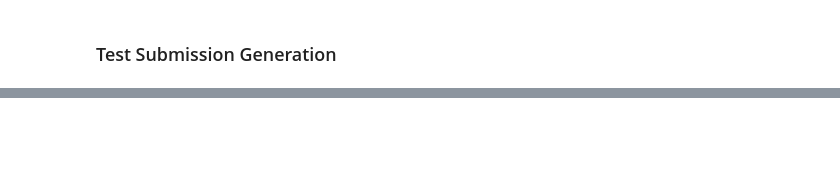
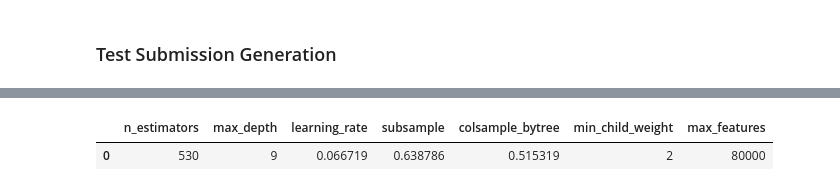
Before and after one commit to ryan-tzw/ml-project, a Jupyter notebook: notebooks/final_submission.ipynb, the cells around one changed output, grey strips where cells are left out. Cells and saved outputs as stored; diff of their text form; code cells hidden in the pictures; blank space fills up the shorter version.

Commit message:
Task 3 XGBoost

```diff
--- a/notebooks/final_submission.ipynb
+++ b/notebooks/final_submission.ipynb
@@ -1617,0 +1624,16 @@ if RUN_RANDOM_FOREST_SUBMISSION_GENERATION:
+# %%
+import optuna
+import xgboost as xgb
+
+# XGBoost/Optuna File Paths
+XGB_OPTUNA_DIR = PROJECT_ROOT / "outputs" / "task3"
+XGB_OPTUNA_RESULTS_PATH = XGB_OPTUNA_DIR / "xgboost_optuna_best.csv"
+XGB_OPTUNA_SUBMISSION_PATH = SUBMISSIONS_DIR / "task3_xgboost_optuna_final.csv"
+
+# Study Settings
+N_TRIALS = 20
+SAMPLE_FRAC = 0.5  # Fraction of data to use for search to save time
+
+# Run Controls
+RECOMPUTE_OPTUNA_SEARCH = False
+RUN_OPTUNA_SUBMISSION_GENERATION = False
@@ -1617,0 +1642,64 @@ if RUN_RANDOM_FOREST_SUBMISSION_GENERATION:
+# %%
+def objective(trial, X, y):
+    """The function Optuna tries to maximize."""
+    # Define the search space
+    params = {
+        "n_estimators": trial.suggest_int("n_estimators", 400, 1000),
+        "max_depth": trial.suggest_int("max_depth", 6, 12),
+        "learning_rate": trial.suggest_float("learning_rate", 0.01, 0.1, log=True),
+        "subsample": trial.suggest_float("subsample", 0.6, 0.9),
+        "colsample_bytree": trial.suggest_float("colsample_bytree", 0.3, 0.7),
+        "min_child_weight": trial.suggest_int("min_child_weight", 1, 10),
+        "objective": "multi:softmax",
+        "tree_method": "hist",
+        "random_state": RANDOM_STATE,
+        "n_jobs": 1, # Leave fold-level parallelism to sklearn
+    }
+
+    max_features = trial.suggest_categorical("max_features", [80000, 120000, 150000])
+
+    # Vectorization
+    tfidf_config = {**TFIDF_DEFAULTS, "max_features": max_features, "sublinear_tf": True}
+    tfidf = TfidfVectorizer(**tfidf_config)
+    X_transformed = tfidf.fit_transform(X)
+
+    # 3-Fold Cross-Validation to evaluate the trial
+    clf = xgb.XGBClassifier(**params)
+    cv = StratifiedKFold(n_splits=3, shuffle=True, random_state=RANDOM_STATE)
+    scores = cross_val_score(clf, X_transformed, y, cv=cv, scoring="f1_macro", n_jobs=-1)
+
+    return scores.mean()
+
+def run_optuna_search(train_df):
+    """Runs the optimization study on a sampled portion of the data."""
+    print(f"Sampling {SAMPLE_FRAC:.0%} of the training set for Optuna...")
+    sampled_df = train_df.sample(frac=SAMPLE_FRAC, random_state=RANDOM_STATE)
+
+    X = sampled_df["cleaned_abstract"].values.astype(str)
+    # XGBoost requires consecutive labels starting at 0
+    from sklearn.preprocessing import LabelEncoder
+    le = LabelEncoder()
+    y = le.fit_transform(sampled_df["label_id"])
+
+    print(f"Starting Optuna Study ({N_TRIALS} trials)...")
+    study = optuna.create_study(direction="maximize")
+    study.optimize(lambda trial: objective(trial, X, y), n_trials=N_TRIALS)
+
+    print("\nBest Trial Results:")
+    print(f"  Macro F1: {study.best_value:.4f}")
+
+    XGB_OPTUNA_DIR.mkdir(parents=True, exist_ok=True)
+    best_params_df = pd.DataFrame([study.best_params])
+    best_params_df.to_csv(XGB_OPTUNA_RESULTS_PATH, index=False)
+    return best_params_df
+
+# Execution
+if RECOMPUTE_OPTUNA_SEARCH:
+    xgb_best_params_df = run_optuna_search(train_df)
+else:
+    # If not recomputing, load existing winning CSV
+    xgb_best_params_df = pd.read_csv(XGB_OPTUNA_RESULTS_PATH)
+
+print("Task 3 Optuna Winning Parameters:")
+display(xgb_best_params_df)
+# %% [output]
@@ -1617,0 +1707,2 @@ if RUN_RANDOM_FOREST_SUBMISSION_GENERATION:
+|  | n_estimators | max_depth | learning_rate | subsample | colsample_bytree | min_child_weight | max_features |
+| 0 | 530 | 9 | 0.066719 | 0.638786 | 0.515319 | 2 | 80000 |
```
Also changed, not shown: parts of 8 cells of this notebook, 4 other files.
